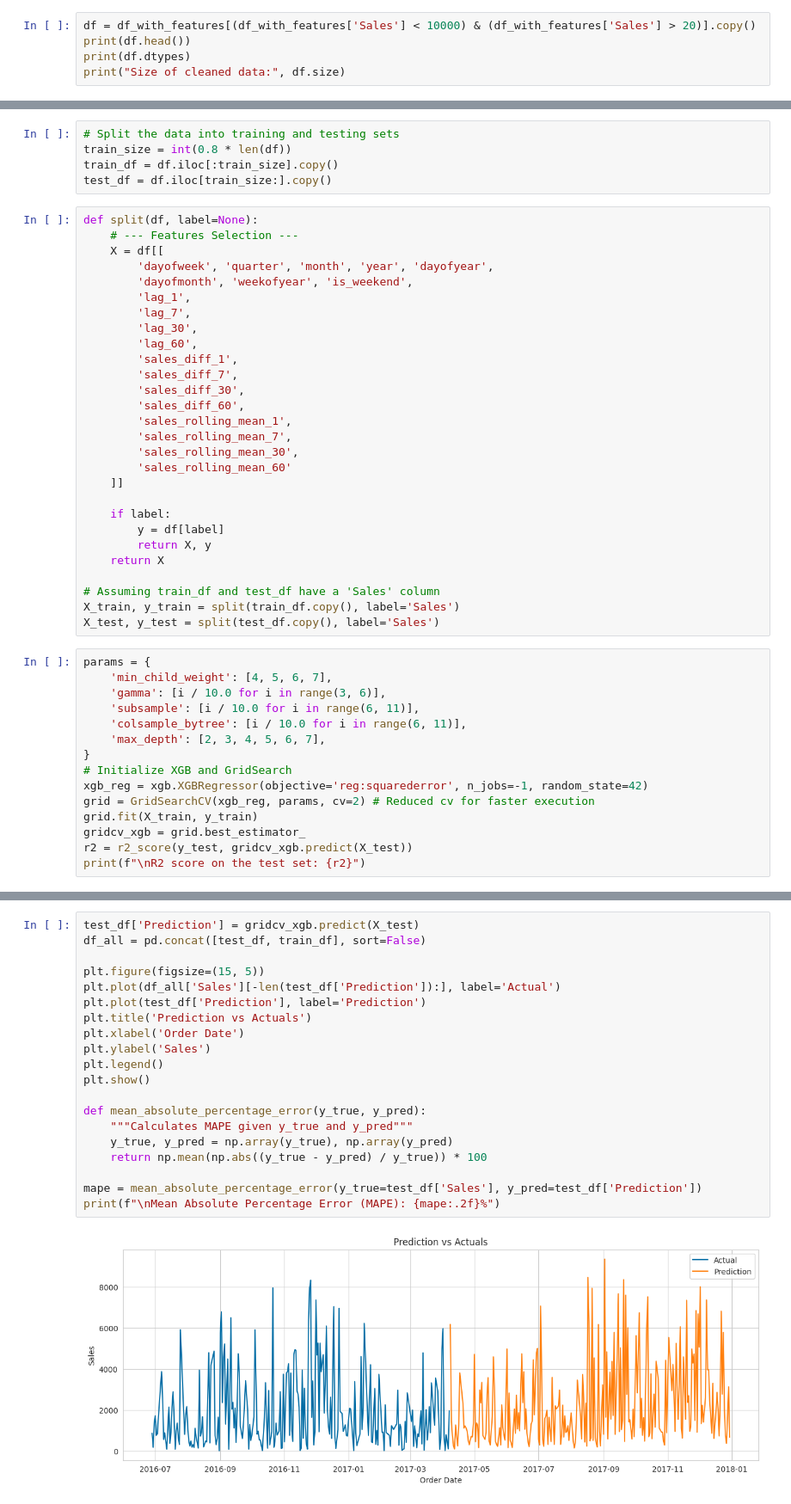
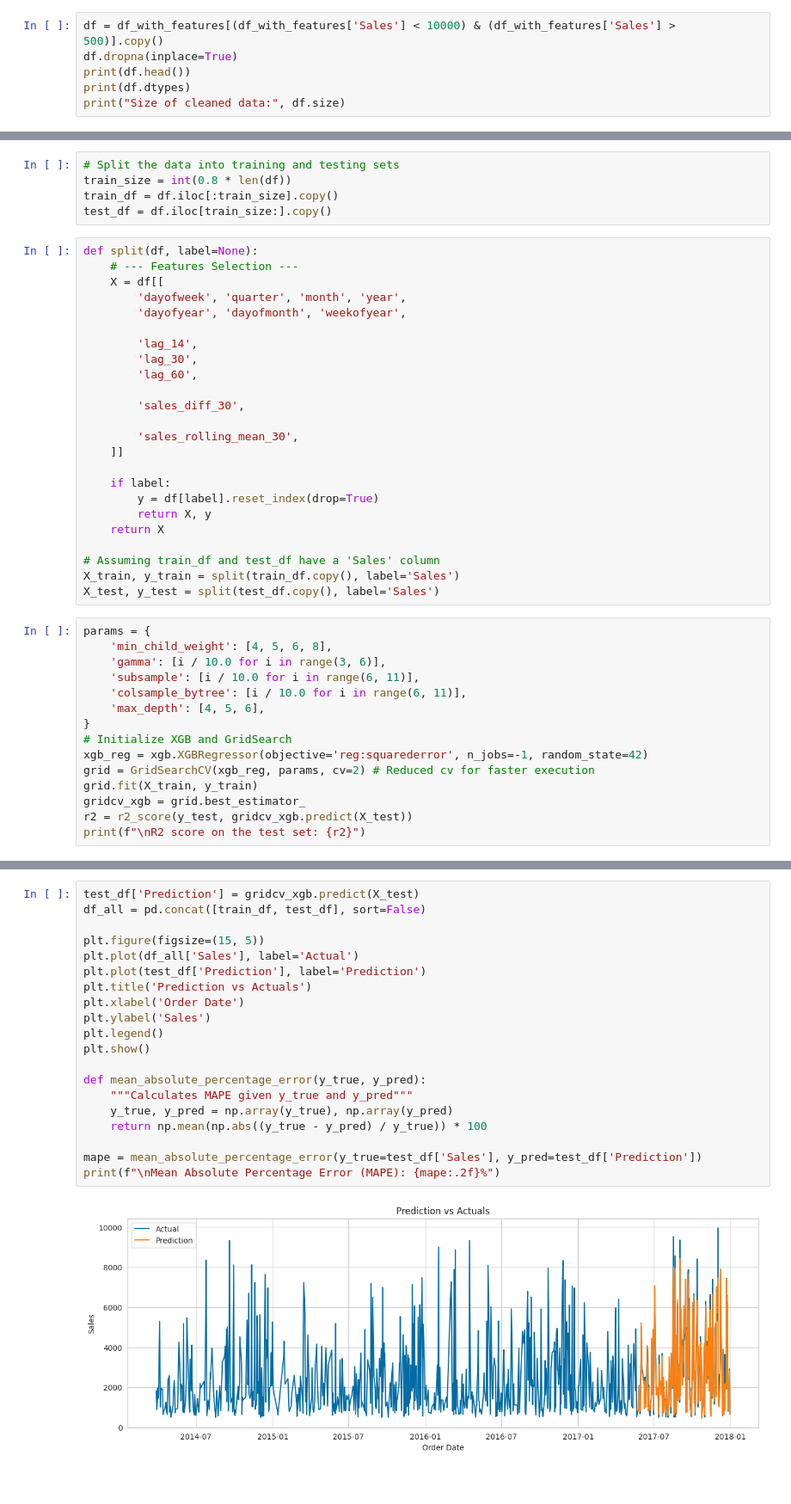
Before and after one commit to lindsey5/Python-Practice, a Jupyter notebook: Untitled3.ipynb, the cells around one changed output, grey strips where cells are left out. Shown at 86% size. Saved outputs shown, nothing was run; the diff lists cells and outputs as text; blank space fills up the shorter version.

```diff
--- a/Untitled3.ipynb
+++ b/Untitled3.ipynb
@@ -138,5 +103,6 @@ df_with_features.corr()
 # %%
-df = df_with_features[(df_with_features['Sales'] < 10000) & (df_with_features['Sales'] > 20)].copy()
+df = df_with_features[(df_with_features['Sales'] < 10000) & (df_with_features['Sales'] > 500)].copy()
+df.dropna(inplace=True)
 print(df.head())
 print(df.dtypes)
 print("Size of cleaned data:", df.size)
@@ -167,24 +133,20 @@ test_df = df.iloc[train_size:].copy()
 def split(df, label=None):
     # --- Features Selection ---
     X = df[[
-        'dayofweek', 'quarter', 'month', 'year', 'dayofyear',
-        'dayofmonth', 'weekofyear', 'is_weekend',
-        'lag_1',
-        'lag_7',
+        'dayofweek', 'quarter', 'month', 'year',
+        'dayofyear', 'dayofmonth', 'weekofyear',
+
+        'lag_14',
         'lag_30',
         'lag_60',
-        'sales_diff_1',
-        'sales_diff_7',
+
         'sales_diff_30',
-        'sales_diff_60',
-        'sales_rolling_mean_1',
-        'sales_rolling_mean_7',
+
         'sales_rolling_mean_30',
-        'sales_rolling_mean_60'
     ]]
 
     if label:
-        y = df[label]
+        y = df[label].reset_index(drop=True)
         return X, y
     return X
 
@@ -193,11 +155,11 @@ X_train, y_train = split(train_df.copy(), label='Sales')
 X_test, y_test = split(test_df.copy(), label='Sales')
 # %%
 params = {
-    'min_child_weight': [4, 5, 6, 7],
+    'min_child_weight': [4, 5, 6, 8],
     'gamma': [i / 10.0 for i in range(3, 6)],
     'subsample': [i / 10.0 for i in range(6, 11)],
     'colsample_bytree': [i / 10.0 for i in range(6, 11)],
-    'max_depth': [2, 3, 4, 5, 6, 7],
+    'max_depth': [4, 5, 6],
 }
 # Initialize XGB and GridSearch
 xgb_reg = xgb.XGBRegressor(objective='reg:squarederror', n_jobs=-1, random_state=42)
@@ -219,22 +198,22 @@ plt.show()
 # %%
 test_df['Prediction'] = gridcv_xgb.predict(X_test)
-df_all = pd.concat([test_df, train_df], sort=False)
+df_all = pd.concat([train_df, test_df], sort=False)
 
 plt.figure(figsize=(15, 5))
-plt.plot(df_all['Sales'][-len(test_df['Prediction']):], label='Actual')
+plt.plot(df_all['Sales'], label='Actual')
 plt.plot(test_df['Prediction'], label='Prediction')
 plt.title('Prediction vs Actuals')
 plt.xlabel('Order Date')
 plt.ylabel('Sales')
 plt.legend()
 plt.show()
 
 def mean_absolute_percentage_error(y_true, y_pred):
     """Calculates MAPE given y_true and y_pred"""
     y_true, y_pred = np.array(y_true), np.array(y_pred)
     return np.mean(np.abs((y_true - y_pred) / y_true)) * 100
 
 mape = mean_absolute_percentage_error(y_true=test_df['Sales'], y_pred=test_df['Prediction'])
 print(f"\nMean Absolute Percentage Error (MAPE): {mape:.2f}%")
 # %% [output]
-[figure, old version]
+[figure, new version]
```
Also changed, not shown: parts of 12 cells of this notebook.
